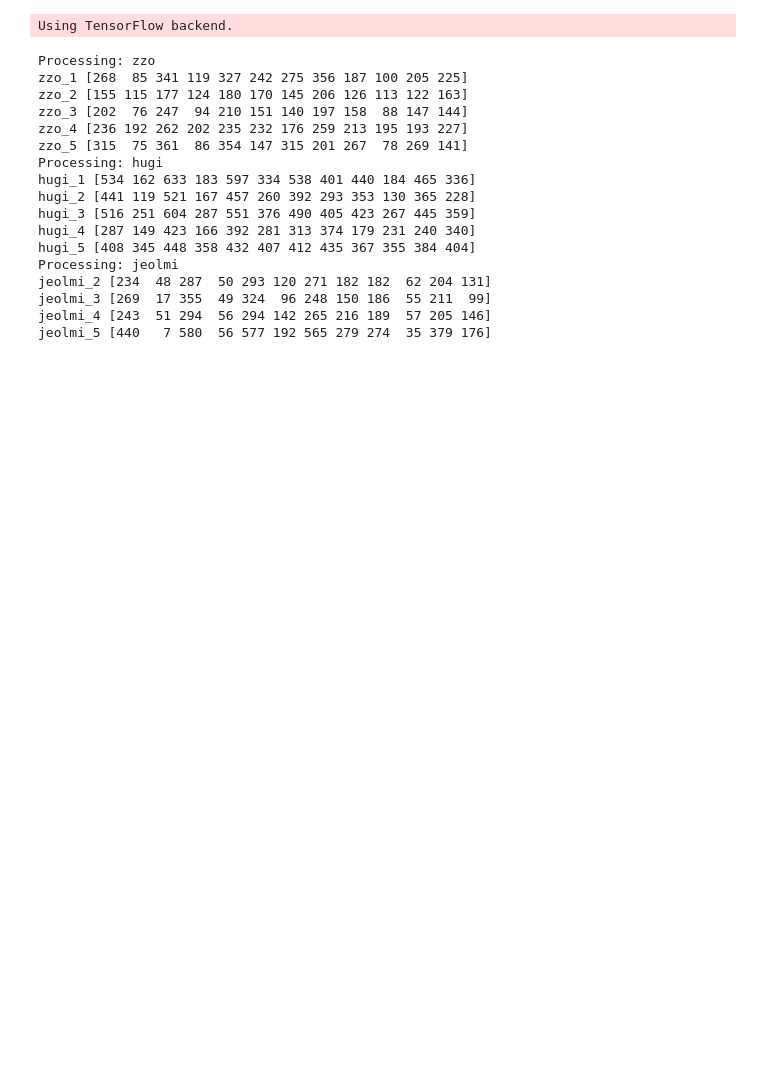
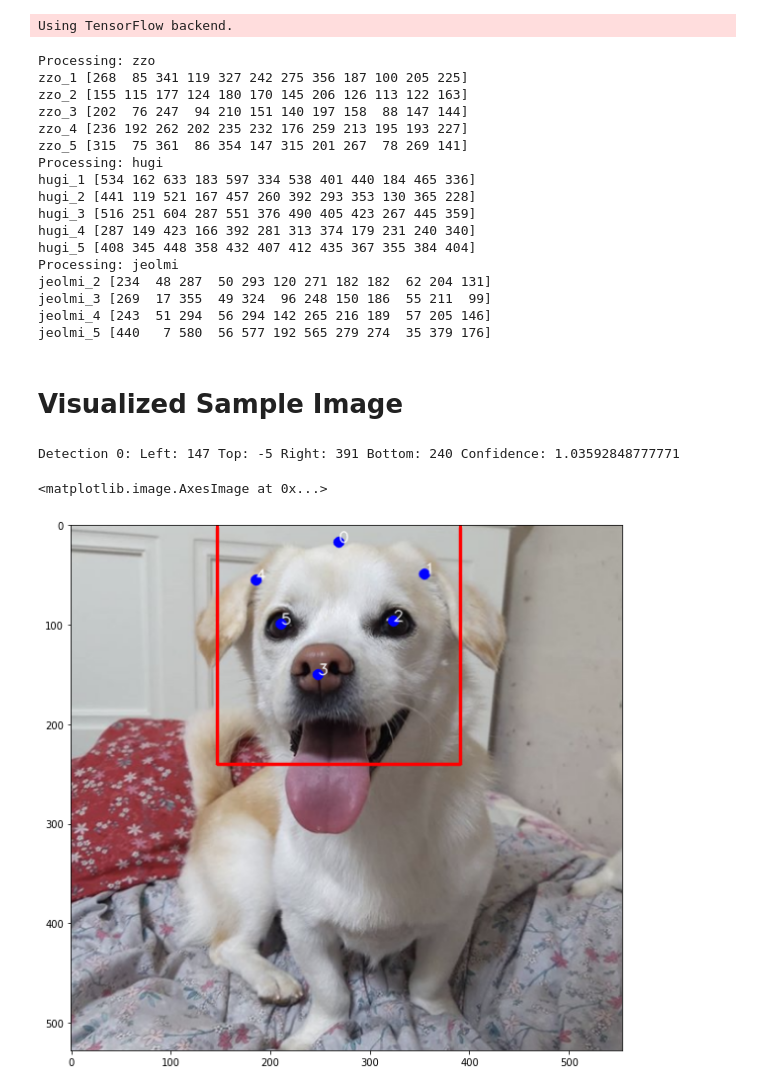
Before and after one commit to jinnyjinny/DogFaceClassification, a Jupyter notebook: landmark.ipynb, the cells around one changed output. Saved outputs shown, nothing was run; the diff lists cells and outputs as text; code cells hidden in the pictures; blank space fills up the shorter version.

Commit message:
add sample img

```diff
--- a/landmark.ipynb
+++ b/landmark.ipynb
@@ -87,3 +80,42 @@ jeolmi_2 [234  48 287  50 293 120 271 182 182  62 204 131]
 jeolmi_3 [269  17 355  49 324  96 248 150 186  55 211  99]
 jeolmi_4 [243  51 294  56 294 142 265 216 189  57 205 146]
 jeolmi_5 [440   7 580  56 577 192 565 279 274  35 379 176]
+# %% [markdown]
+# Visualized Sample Image
+# %%
+img_path = '/content/drive/My Drive/Cap/data/real/train/jeolmi/jeolmi_3.png'
+filename, ext = os.path.splitext(os.path.basename(img_path))
+img = cv2.imread(img_path)
+img = cv2.cvtColor(img, cv2.COLOR_BGR2RGB)
+
+# Detect Face
+dets = detector(img, upsample_num_times=1)
+img_result = img.copy()
+
+for i, d in enumerate(dets):
+    print("Detection {}: Left: {} Top: {} Right: {} Bottom: {} Confidence: {}".format(i, d.rect.left(), d.rect.top(), d.rect.right(), d.rect.bottom(), d.confidence))
+
+    x1, y1 = d.rect.left(), d.rect.top()
+    x2, y2 = d.rect.right(), d.rect.bottom()
+
+    cv2.rectangle(img_result, pt1=(x1, y1), pt2=(x2, y2), thickness=2, color=(255,0,0), lineType=cv2.LINE_AA)
+
+# Detect Landmarks
+shapes = []
+
+for i, d in enumerate(dets):
+    shape = predictor(img, d.rect)
+    shape = face_utils.shape_to_np(shape)
+    re = shape.reshape(-1) # x0 y0 x1 y1 x2 y2 x3 y3 x4 y4 x5 y5
+    for i, p in enumerate(shape):
+        shapes.append(shape)
+        cv2.circle(img_result, center=tuple(p), radius=5, color=(0,0,255), thickness=-5, lineType=cv2.LINE_AA)
+        cv2.putText(img_result, str(i), tuple(p), cv2.FONT_HERSHEY_SIMPLEX, 0.5, (255,255,255), 1, cv2.LINE_AA)
+
+img_out = cv2.cvtColor(img_result, cv2.COLOR_RGB2BGR)
+plt.figure(figsize=(10, 10))
+plt.imshow(img_result)
+# %% [output]
+Detection 0: Left: 147 Top: -5 Right: 391 Bottom: 240 Confidence: 1.03592848777771
+<matplotlib.image.AxesImage at 0x...>
+[figure, added]
```
Also changed, not shown: parts of 2 cells of this notebook.
